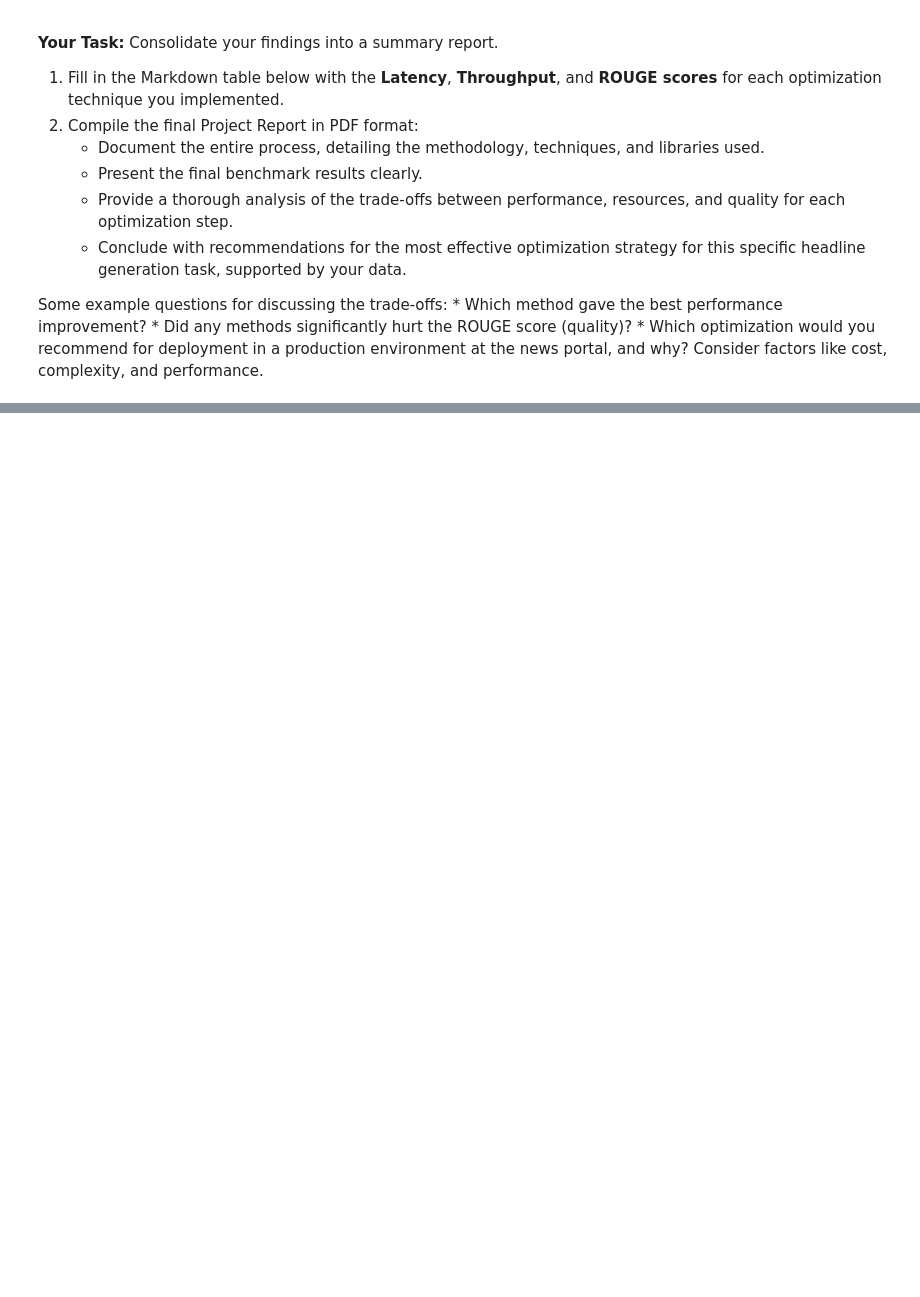
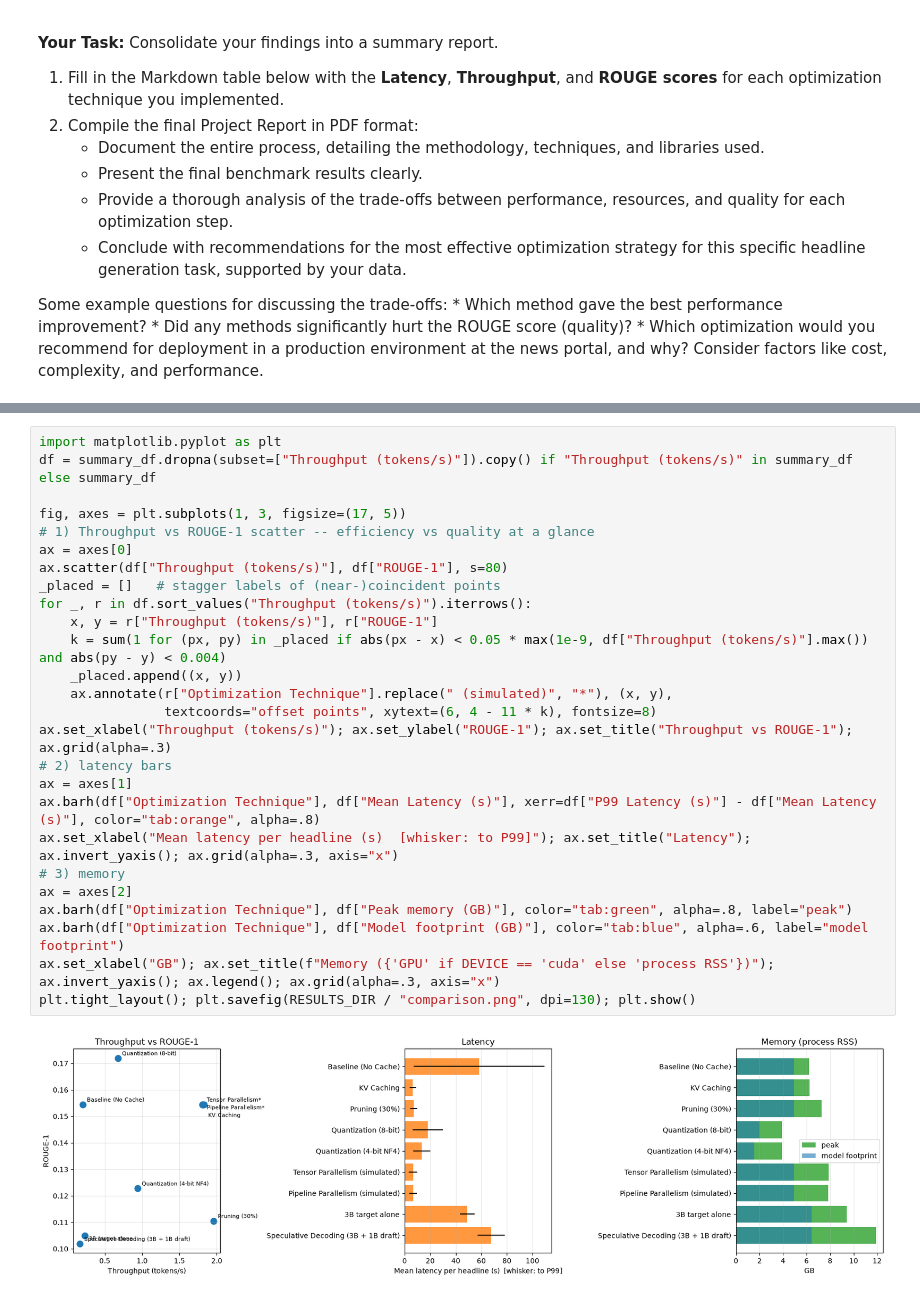
Before and after one commit to AmosBunde/UdaciHeadline, a Jupyter notebook: project/UdaciHeadline_Project_Starter.ipynb, the cells around one changed output, grey strips where cells are left out. Cells and saved outputs as stored; diff of their text form; blank space fills up the shorter version.

```diff
--- a/project/UdaciHeadline_Project_Starter.ipynb
+++ b/project/UdaciHeadline_Project_Starter.ipynb
@@ -984,0 +1042,28 @@ Some example questions for discussing the trade-offs:
+# %%
+import matplotlib.pyplot as plt
+df = summary_df.dropna(subset=["Throughput (tokens/s)"]).copy() if "Throughput (tokens/s)" in summary_df else summary_df
+
+fig, axes = plt.subplots(1, 3, figsize=(17, 5))
+# 1) Throughput vs ROUGE-1 scatter -- efficiency vs quality at a glance
+ax = axes[0]
+ax.scatter(df["Throughput (tokens/s)"], df["ROUGE-1"], s=80)
+_placed = []   # stagger labels of (near-)coincident points
+for _, r in df.sort_values("Throughput (tokens/s)").iterrows():
+    x, y = r["Throughput (tokens/s)"], r["ROUGE-1"]
+    k = sum(1 for (px, py) in _placed if abs(px - x) < 0.05 * max(1e-9, df["Throughput (tokens/s)"].max()) and abs(py - y) < 0.004)
+    _placed.append((x, y))
+    ax.annotate(r["Optimization Technique"].replace(" (simulated)", "*"), (x, y),
+                textcoords="offset points", xytext=(6, 4 - 11 * k), fontsize=8)
+ax.set_xlabel("Throughput (tokens/s)"); ax.set_ylabel("ROUGE-1"); ax.set_title("Throughput vs ROUGE-1"); ax.grid(alpha=.3)
+# 2) latency bars
+ax = axes[1]
+ax.barh(df["Optimization Technique"], df["Mean Latency (s)"], xerr=df["P99 Latency (s)"] - df["Mean Latency (s)"], color="tab:orange", alpha=.8)
+ax.set_xlabel("Mean latency per headline (s)  [whisker: to P99]"); ax.set_title("Latency"); ax.invert_yaxis(); ax.grid(alpha=.3, axis="x")
+# 3) memory
+ax = axes[2]
+ax.barh(df["Optimization Technique"], df["Peak memory (GB)"], color="tab:green", alpha=.8, label="peak")
+ax.barh(df["Optimization Technique"], df["Model footprint (GB)"], color="tab:blue", alpha=.6, label="model footprint")
+ax.set_xlabel("GB"); ax.set_title(f"Memory ({'GPU' if DEVICE == 'cuda' else 'process RSS'})"); ax.invert_yaxis(); ax.legend(); ax.grid(alpha=.3, axis="x")
+plt.tight_layout(); plt.savefig(RESULTS_DIR / "comparison.png", dpi=130); plt.show()
+# %% [output]
+[figure, added]
```
Also changed, not shown: parts of 11 cells of this notebook, 8 other files.
